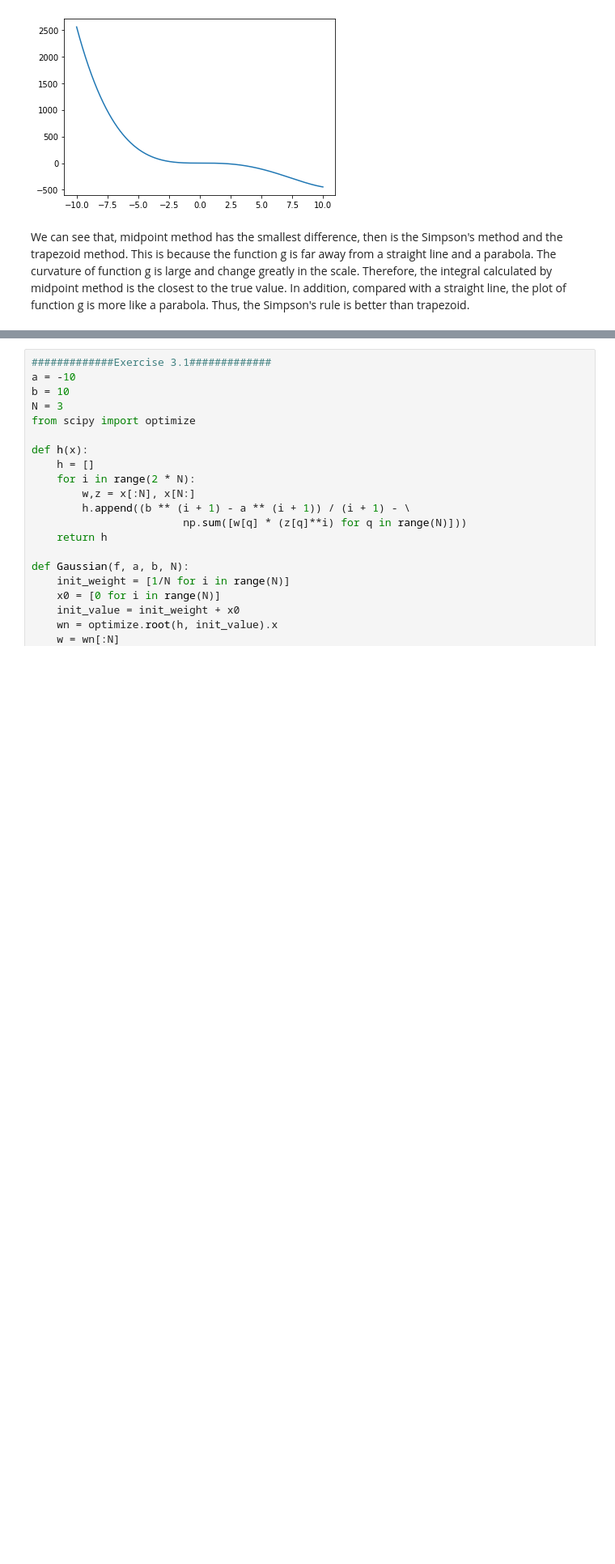
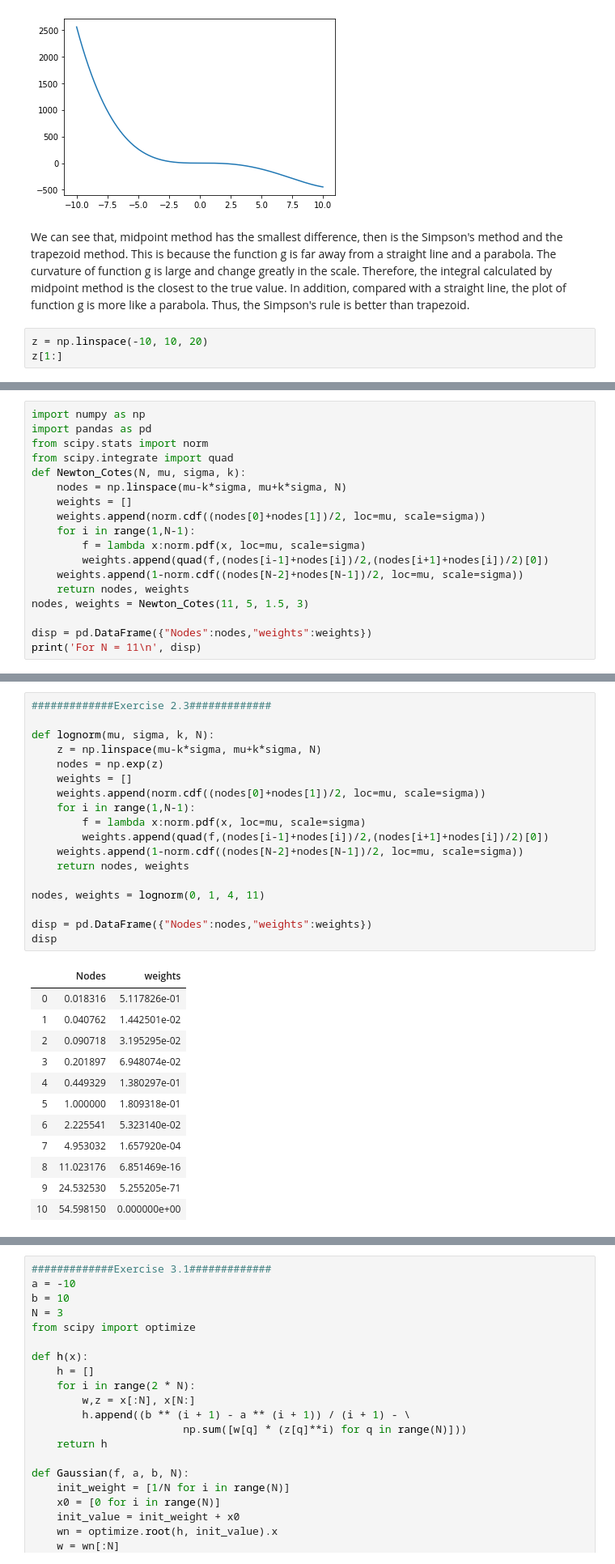
Before and after one commit to Panyw97/persp-model-econ_w20, a Jupyter notebook: ProblemSets/PS2/PS2-B.ipynb, the cells around one changed output, grey strips where cells are left out. Shown at 81% size. Saved outputs shown, nothing was run; the diff lists cells and outputs as text; blank space fills up the shorter version.

```diff
--- a/ProblemSets/PS2/PS2-B.ipynb
+++ b/ProblemSets/PS2/PS2-B.ipynb
@@ -85,3 +103,6 @@ plt.plot(x, g(x))
 [figure]
 # %% [markdown]
 We can see that, midpoint method has the smallest difference, then is the Simpson's method and the trapezoid method. This is because the function g is far away from a straight line and a parabola. The curvature of function g is large and change greatly in the scale. Therefore, the integral calculated by midpoint method is the closest to the true value. In addition, compared with a straight line, the plot of function g is more like a parabola. Thus, the Simpson's rule is better than trapezoid.
+# %%
+z = np.linspace(-10, 10, 20)
+z[1:]
@@ -146,0 +148,18 @@ lognorm(5, 1.5, 3, 11)
+# %%
+import numpy as np
+import pandas as pd
+from scipy.stats import norm
+from scipy.integrate import quad
+def Newton_Cotes(N, mu, sigma, k):
+    nodes = np.linspace(mu-k*sigma, mu+k*sigma, N)
+    weights = []
+    weights.append(norm.cdf((nodes[0]+nodes[1])/2, loc=mu, scale=sigma))
+    for i in range(1,N-1):
+        f = lambda x:norm.pdf(x, loc=mu, scale=sigma)
+        weights.append(quad(f,(nodes[i-1]+nodes[i])/2,(nodes[i+1]+nodes[i])/2)[0])
+    weights.append(1-norm.cdf((nodes[N-2]+nodes[N-1])/2, loc=mu, scale=sigma))
+    return nodes, weights
+nodes, weights = Newton_Cotes(11, 5, 1.5, 3)
+
+disp = pd.DataFrame({"Nodes":nodes,"weights":weights})
+print('For N = 11\n', disp)
@@ -147,3 +180,34 @@ lognorm(5, 1.5, 3, 11)
+# %%
+#############Exercise 2.3#############
+
+def lognorm(mu, sigma, k, N):
+    z = np.linspace(mu-k*sigma, mu+k*sigma, N)
+    nodes = np.exp(z)
+    weights = []
+    weights.append(norm.cdf((nodes[0]+nodes[1])/2, loc=mu, scale=sigma))
+    for i in range(1,N-1):
+        f = lambda x:norm.pdf(x, loc=mu, scale=sigma)
+        weights.append(quad(f,(nodes[i-1]+nodes[i])/2,(nodes[i+1]+nodes[i])/2)[0])
+    weights.append(1-norm.cdf((nodes[N-2]+nodes[N-1])/2, loc=mu, scale=sigma))
+    return nodes, weights
+
+nodes, weights = lognorm(0, 1, 4, 11)
+
+disp = pd.DataFrame({"Nodes":nodes,"weights":weights})
+disp
+# %% [output]
+|  | Nodes | weights |
+| 0 | 0.018316 | 5.117826e-01 |
+| 1 | 0.040762 | 1.442501e-02 |
+| 2 | 0.090718 | 3.195295e-02 |
+| 3 | 0.201897 | 6.948074e-02 |
+| 4 | 0.449329 | 1.380297e-01 |
+| 5 | 1.000000 | 1.809318e-01 |
+| 6 | 2.225541 | 5.323140e-02 |
+| 7 | 4.953032 | 1.657920e-04 |
+| 8 | 11.023176 | 6.851469e-16 |
+| 9 | 24.532530 | 5.255205e-71 |
+| 10 | 54.598150 | 0.000000e+00 |
 # %%
 #############Exercise 2.4#############
 
```
Also changed, not shown: parts of 7 cells of this notebook, 6 other files.
